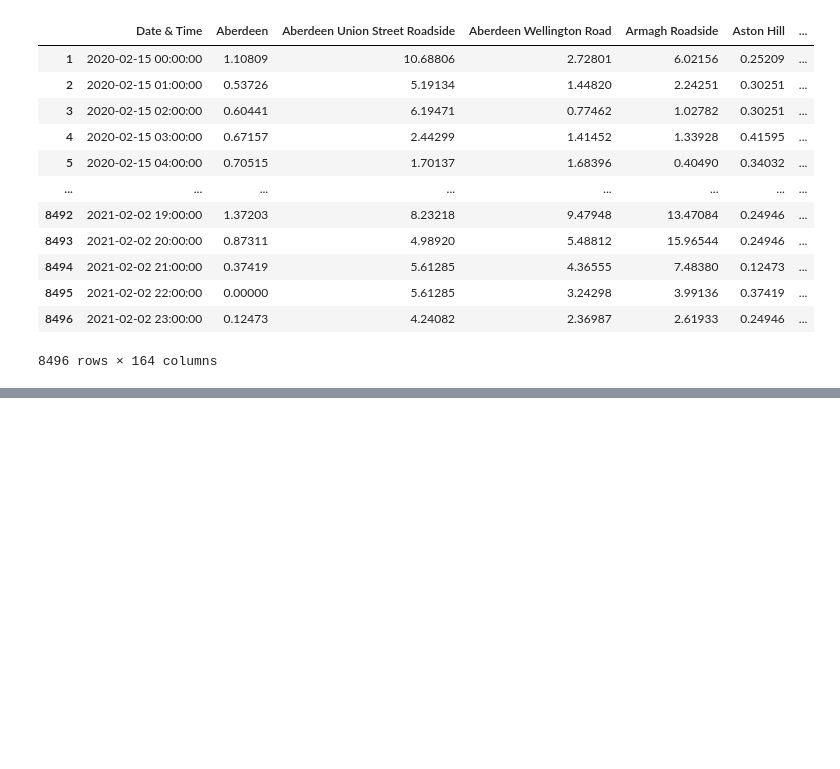
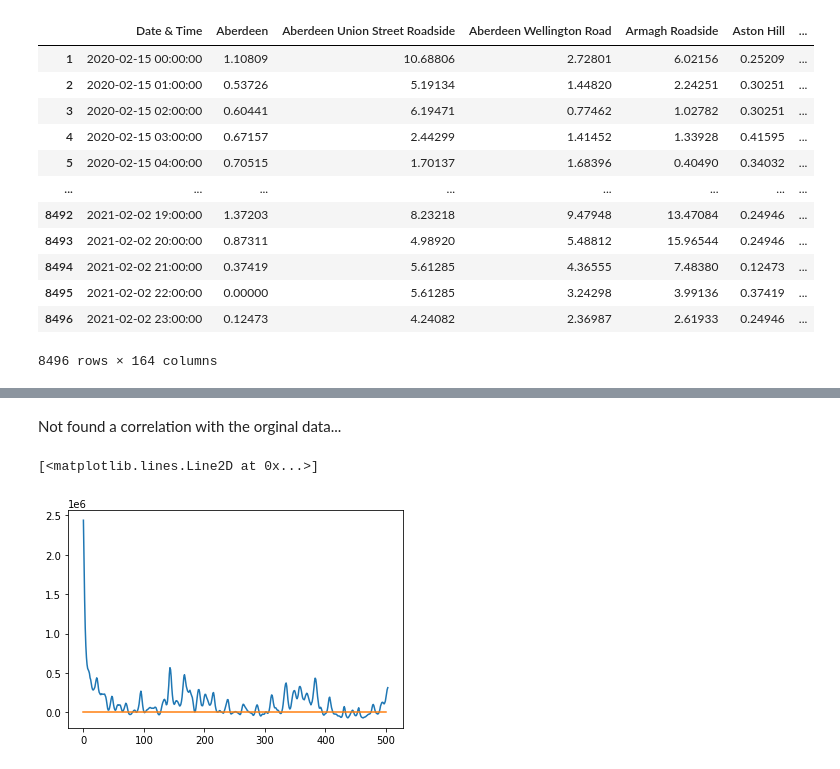
Before and after one commit to flowonthegoliv/ENVS666, a Jupyter notebook: Tutorial_2.ipynb, the cells around one changed output, grey strips where cells are left out. Saved outputs shown, nothing was run; the diff lists cells and outputs as text; code cells hidden in the pictures; blank space fills up the shorter version.

```diff
--- a/Tutorial_2.ipynb
+++ b/Tutorial_2.ipynb
@@ -268,0 +287,11 @@ plt.plot(corr)
+# %% [markdown]
+Not found a correlation with the orginal data...
+# %%
+corr = np.correlate(data1-np.mean(data1),data1-np.mean(data1),'full')
+plt.plot(corr[8496:9000])
+plt.plot([0,500],[0,0])
+plt.plot([50,50],[-1000,1000],'k--')
+plt.plot([100,100],[-1000,1000],'k--')
+# %% [output]
+[<matplotlib.lines.Line2D at 0x...>]
+[figure, added]
```
Also changed, not shown: parts of 19 cells of this notebook.
